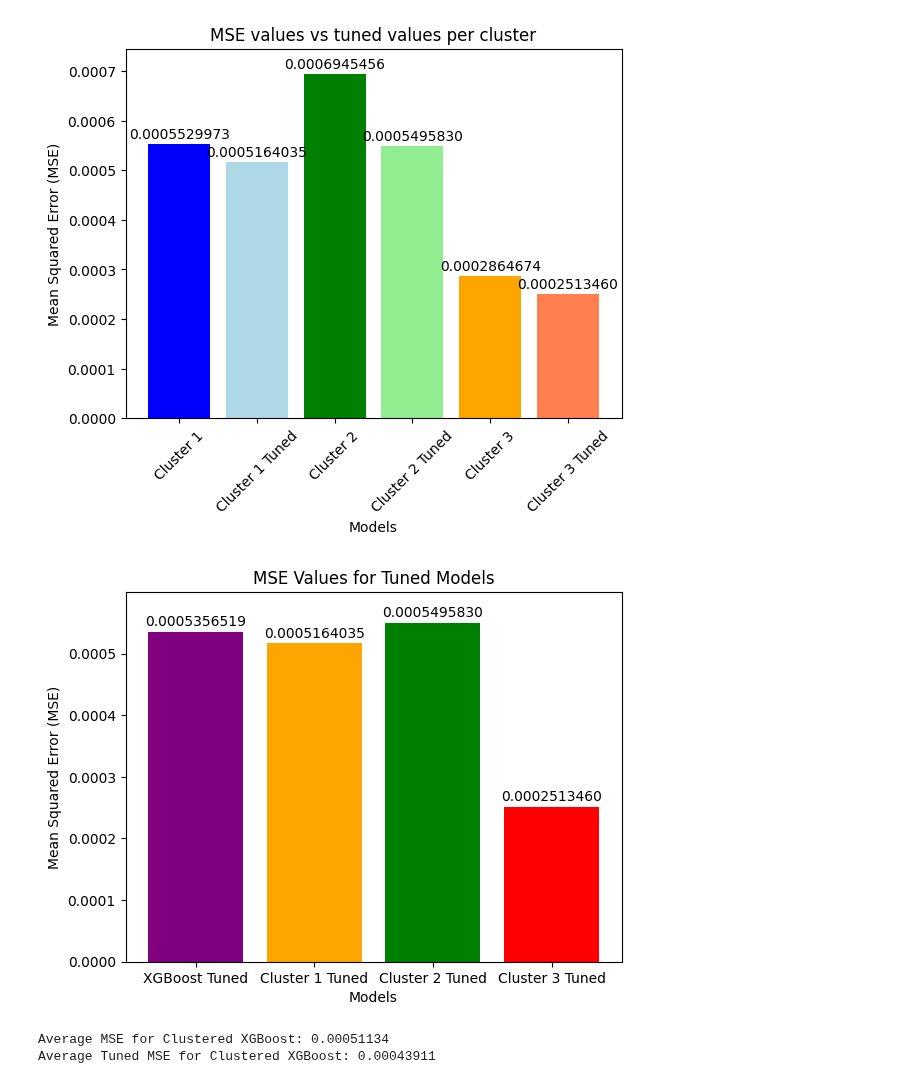
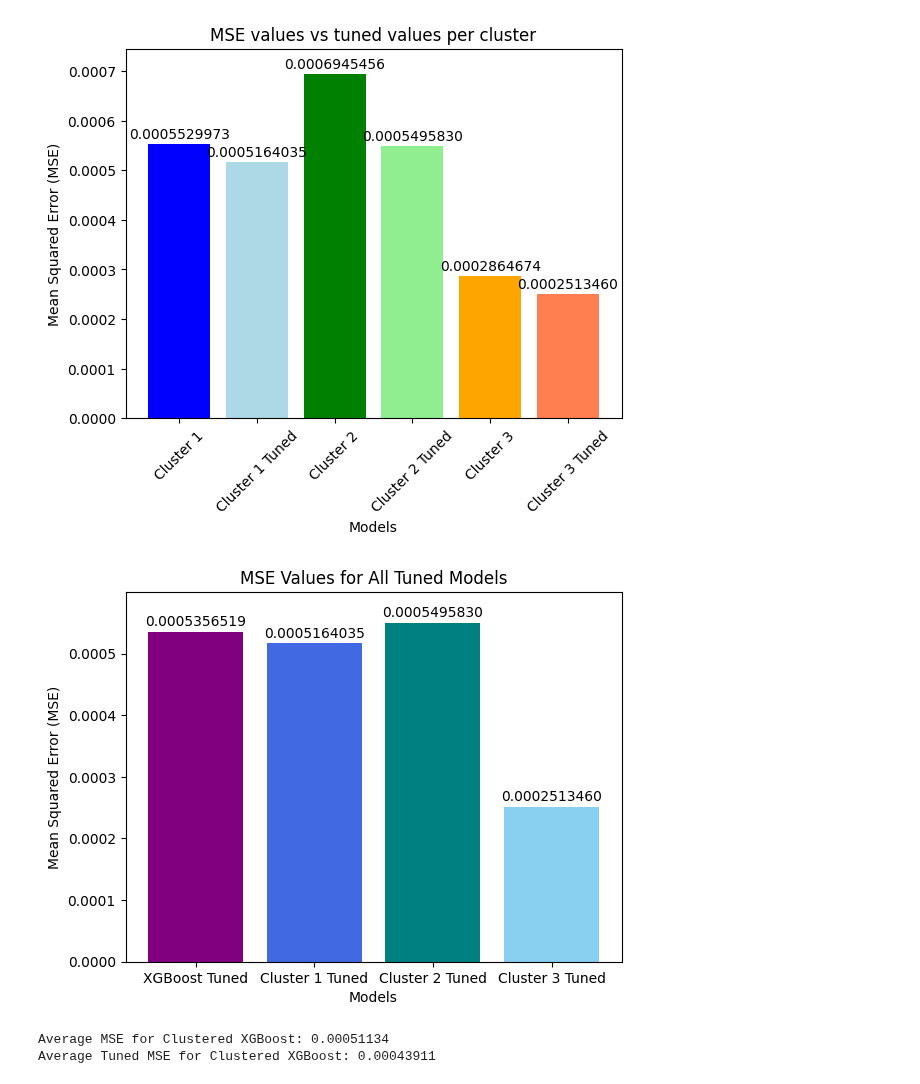
Before and after one commit to ktongk/BTT-JPMC-1, a Jupyter notebook: Anna/XGBOOST.ipynb, the cells around one changed output. Saved outputs shown, nothing was run; the diff lists cells and outputs as text; code cells hidden in the pictures.

```diff
--- a/Anna/XGBOOST.ipynb
+++ b/Anna/XGBOOST.ipynb
@@ -931,3 +937,16 @@ plt.show()
 # %% [output]
 TypeError: 'float' object cannot be interpreted as an integer
 [figure]
+# %%
+#plot the MAE and tuned MAE
+# MAE values
+mae_values = [mae, mae_tuned]
+model_names = ['MAE', 'Tuned MAE']
+plt.title('Comparison of MAE between SP500 XGBoost and Tuned XGBoost')
+plt.xlabel('Models')
+plt.ylabel('Mean Absolute Error (MAE)')
+plt.bar(model_names, mae_values, color=['#000080', '#189bcc'])
+for i, value in enumerate(mae_values):
+    plt.text(i, value + 0.000005, f'{value:.10f}', ha='center', va='bottom')
+plt.ylim(0.00, max(mae_values) + 0.0015)
+plt.show()
@@ -933,0 +955,13 @@ TypeError: 'float' object cannot be interpreted as an integer
+# %%
+#plot the RMSE and tuned RMSE like the MAE
+# RMSE values
+rmse_values = [rmse, rmse_tuned]
+model_names = ['RMSE', 'Tuned RMSE']
+plt.title('Comparison of RMSE between SP500 XGBoost and Tuned XGBoost')
+plt.xlabel('Models')
+plt.ylabel('Root Mean Squared Error (RMSE)')
+plt.bar(model_names, rmse_values, color=['#000080', '#189bcc'])
+for i, value in enumerate(rmse_values):
+    plt.text(i, value + 0.000005, f'{value:.10f}', ha='center', va='bottom')
+plt.ylim(0.00, max(rmse_values) + 0.0025)
+plt.show()
@@ -1144,3 +1186,18 @@ print(best_params)
 {'learning_rate': 0.005, 'max_depth': 5, 'n_estimators': 400}
 {'learning_rate': 0.01, 'max_depth': 3, 'n_estimators': 300}
 {'learning_rate': 0.01, 'max_depth': 7, 'n_estimators': 400}
+# %%
+#plot the MSE value for each cluster and their corresponding tuned mse value next to it
+# MSE values
+mse_values = [cluster_1_mse, cluster_1_mse_tuned, cluster_2_mse, cluster_2_mse_tuned, cluster_3_mse, cluster_3_msetuned]
+model_names = ['Cluster 1 MSE', 'Cluster 1 Tuned MSE', 'Cluster 2 MSE', 'Cluster 2 Tuned MSE', 'Cluster 3 MSE', 'Cluster 3 Tuned MSE']
+plt.title('Comparison of MSE between the 3 Clusters')
+plt.xlabel('Cluster Models')
+plt.ylabel('Mean Squared Error (MSE)')
+#make the color a gradient of blues
+plt.bar(model_names, mse_values, color= ['#800080','#FF66B2','#0000FF','#99CCFF', '#FFA500','#FFD700'], width=0.7)
+for i, value in enumerate(mse_values):
+    plt.text(i, value + 0.000005, f'{value:.10f}', ha='center', va='bottom')
+plt.ylim(0.00, max(mse_values) + 0.00005)
+plt.xticks(rotation=15)
+plt.show()
@@ -1219,24 +1278,24 @@ plt.show()
 # %%
 #plot all the tuned model mse values
 # MSE values
 mse_values = [mse_sp500_tuned, cluster_1_mse_tuned, cluster_2_mse_tuned, cluster_3_msetuned]
 model_names = ['XGBoost Tuned', 'Cluster 1 Tuned', 'Cluster 2 Tuned', 'Cluster 3 Tuned']
 
-plt.bar(model_names, mse_values, color=['purple', 'orange', 'green', 'red',])
+plt.bar(model_names, mse_values, color=['purple', '#4169E1', '#008080', '#89CFF0',])
 for i, value in enumerate(mse_values):
     plt.text(i, value + 0.000005, f'{value:.10f}', ha='center', va='bottom')
 
 plt.xlabel('Models')
 plt.ylabel('Mean Squared Error (MSE)')
-plt.title('MSE Values for Tuned Models')
+plt.title('MSE Values for All Tuned Models')
 
 # Adjusting the y-axis range
 plt.ylim(0.00, max(mse_values) + 0.00005)
 
 # Display the plot
 plt.show()
 # %% [output]
-[figure, old version]
+[figure, new version]
 # %%
 #average the mse values for each cluster
 cluster_average = (cluster_1_mse + cluster_2_mse + cluster_3_mse)/3
```
Also changed, not shown: parts of 10 cells of this notebook.
